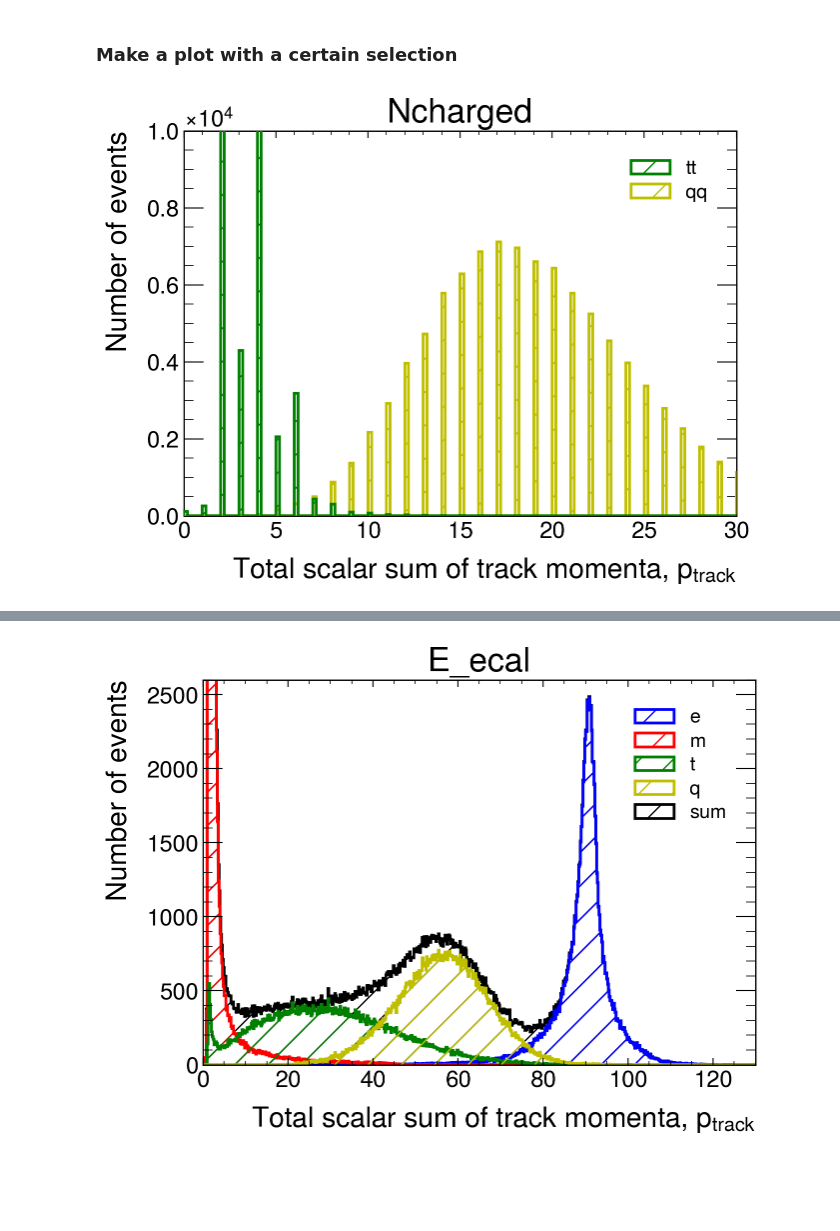
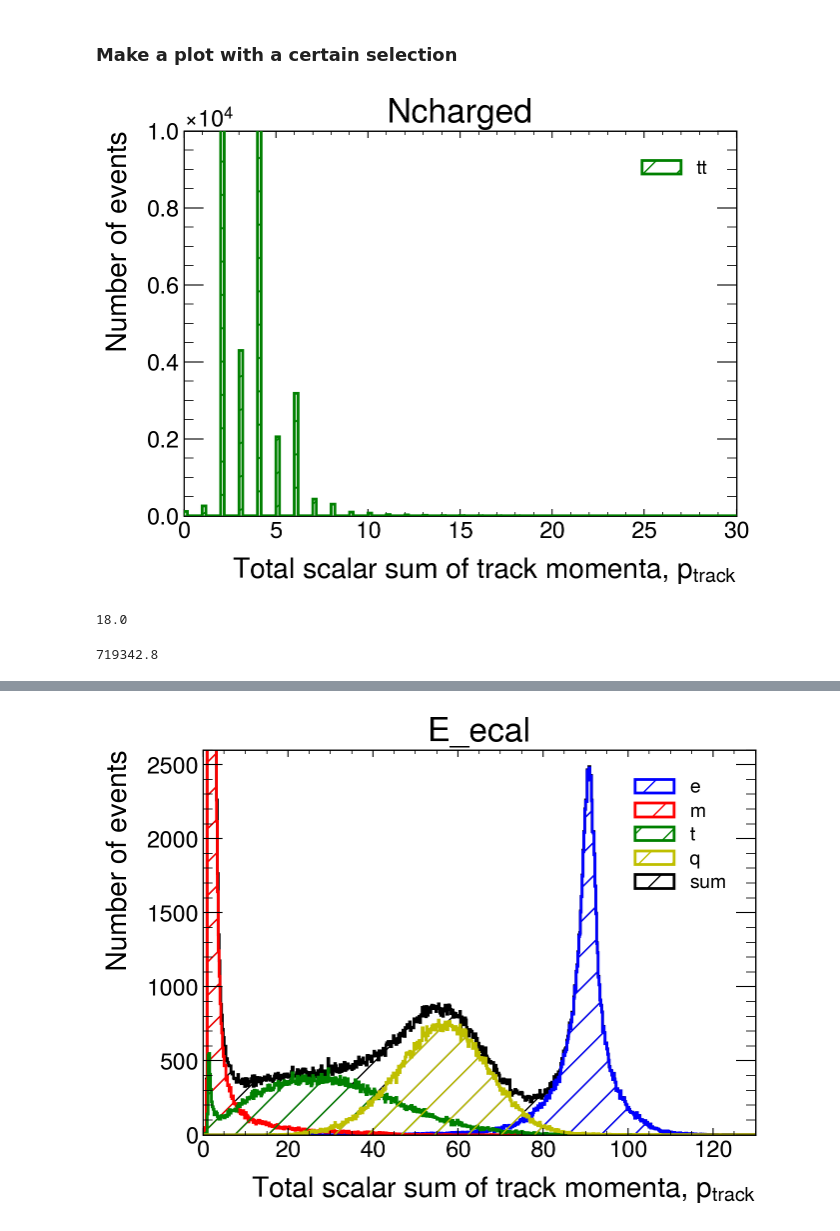
Before and after one commit to lukasg96/z0-precisionmeasurement, a Jupyter notebook: z0_experiment.ipynb, the cells around one changed output, grey strips where cells are left out. Drawn from its saved outputs; the diff is of its cells as text; code cells hidden in the pictures; blank space fills up the shorter version.

```diff
--- a/z0_experiment.ipynb
+++ b/z0_experiment.ipynb
@@ -209,35 +208,41 @@ array([45.625, 45.625, 45.625, ..., 45.624, 45.624, 45.624], dtype=float32)
 plt.style.use(mplhep.style.ATLAS) # You can load ATLAS/CMS/ALICE plot style
 plt.figure(figsize=(7,5))
 
 #bin_content, bin_edges, _ = plt.hist(pchar[mymask], bins=1000, range=(0.,200.), histtype='step',  linewidth=2, edgecolor='b', hatch='/', label='Pcharged')
 
 #bin_content, bin_edges, _ = plt.hist(nchares[0], bins=1000, range=(0.,200.), histtype='step',  linewidth=2, edgecolor='b', hatch='/', label='ee', zorder=2)
 #bin_content, bin_edges, _ = plt.hist(nchares[1], bins=1000, range=(0.,200.), histtype='step',  linewidth=2, edgecolor='r', hatch='/', label='mm', zorder=3)
 bin_content, bin_edges, _ = plt.hist(nchares[2], bins=1000, range=(0.,200.), histtype='step',  linewidth=2, edgecolor='g', hatch='/', label='tt', zorder=5)
-bin_content, bin_edges, _ = plt.hist(nchares[3], bins=1000, range=(0.,200.), histtype='step',  linewidth=2, edgecolor='y', hatch='/', label='qq', zorder=4)
+#bin_content, bin_edges, _ = plt.hist(nchares[3], bins=1000, range=(0.,200.), histtype='step',  linewidth=2, edgecolor='y', hatch='/', label='qq', zorder=4)
 #bin_content, bin_edges, _ = plt.hist(nchares[4], bins=1000, range=(0.,200.), histtype='step',  linewidth=2, edgecolor='black', hatch='/', label='sum', zorder=1)
 
 
 mid = 0.5*(bin_edges[1:] + bin_edges[:-1]) #Calculate midpoint of the bars
 
 error_sizes = np.sqrt(bin_content)
 
 #plt.errorbar(mid, bin_content, yerr=error_sizes, fmt='none', label='Errors')
 ### When producing an histogram, you can store the bin content and the edges of the bins in
 ###'bin_content', and 'bin_edges'
 #print(bin_content)
 #print(bin_edges)
 
 ### Show the plot on screen
 plt.legend()
 plt.title(var[0])
 plt.xlim(0.,30)
 plt.ylim(0,10e3)
 plt.xlabel('Total scalar sum of track momenta, $p_{track}$')
 plt.ylabel('Number of events')
 plt.show()
+# f_mess_q = e_qq*B + e_qm M + e_qt T + e_qe E
 # %% [output]
-[figure, old version]
+[figure, new version]
+18.0
+# %%
+max(pchares[2])
+# %% [output]
+719342.8
 # %%
 plt.style.use(mplhep.style.ATLAS) # You can load ATLAS/CMS/ALICE plot style
 plt.figure(figsize=(7,5))
```
Also changed, not shown: parts of 19 cells of this notebook.
